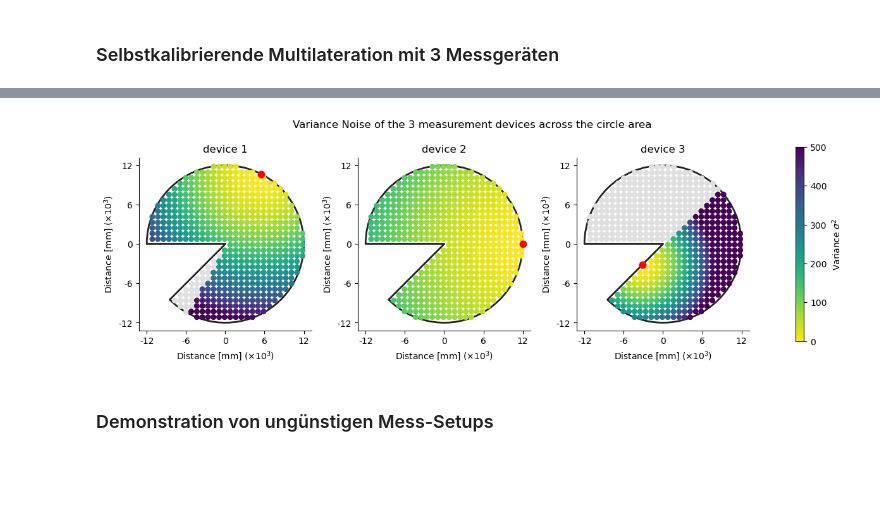
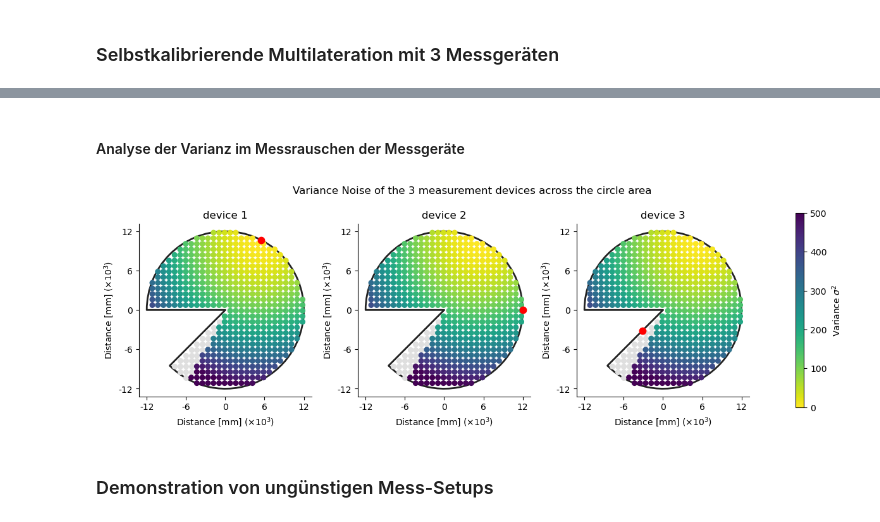
Before and after one commit to maximilian-nowak/modsim, a Jupyter notebook: projekt3_abgabe.ipynb, the cells around one changed output, grey strips where cells are left out. Saved outputs shown, nothing was run; the diff lists cells and outputs as text; code cells hidden in the pictures; blank space fills up the shorter version.

Commit message:
Add variance plots

```diff
--- a/projekt3_abgabe.ipynb
+++ b/projekt3_abgabe.ipynb
@@ -470,6 +510,8 @@ Grid pts: (534, 2)
+# %% [markdown]
+#### Analyse der Varianz im Messrauschen der Messgeräte
 # %%
-def compute_variances(X, Y, anchor, sigma):
-    """ Computes variances across the grid for a given anchor with given standard deviation.
+def compute_noise_variance(X, Y, anchor, sigma):
+    """ Computes variance of noise across the grid for a given anchor with given standard deviation.
     """
     variances = np.zeros(len(X))
     for i in range(len(variances)):
@@ -516,9 +558,9 @@ grid = generate_circle_grid(12000, 850)
 # anchors.append((R*np.cos(np.pi*1.25), R*np.sin(np.pi*1.25)))
 # anchors = np.array([(0,0), (0,0), (0,0)])
 # Compute variances for each device
-variances1 = compute_variances(grid[:, 0], grid[:, 1], anchors[0], s1)
-variances2 = compute_variances(grid[:, 0], grid[:, 1], anchors[1], s2)
-variances3 = compute_variances(grid[:, 0], grid[:, 1], anchors[2], s3)
+noise_variances1 = compute_noise_variance(grid[:, 0], grid[:, 1], anchors[0], s1)
+noise_variances2 = compute_noise_variance(grid[:, 0], grid[:, 1], anchors[1], s2)
+noise_variances3 = compute_noise_variance(grid[:, 0], grid[:, 1], anchors[2], s3)
 
 
 # Plot results
@@ -529,39 +571,39 @@ gs = GridSpec(1, 4, width_ratios=[1, 1, 1, 0.05])     # divide figure into 4 col
 axes = [fig.add_subplot(gs[0, i]) for i in range(3)]  # create subplots in the first 3 columns
 cbar_ax = fig.add_subplot(gs[0, 3])                   # create a subplot for the colorbar in the last column
 
-for i, data in enumerate([variances1, variances2, variances3]):
+for i, data in enumerate([noise_variances1, noise_variances1, noise_variances1]):
     ax = axes[i]
 
     # plot circle elements
     for patch in get_wall_patches(R, (np.pi, np.pi*1.25)):
         ax.add_patch(patch)
 
     # plot variance of grid points
     ax.scatter(grid[np.isnan(data),0], grid[np.isnan(data), 1],vmin=0, s=30, color='#dfdfdf')
     scatter = ax.scatter(grid[:, 0], grid[:, 1], c=data, s=30, vmin=0, vmax=500, cmap='viridis_r')
     ax.plot(anchors[i, 0], anchors[i, 1], ".", color="red", markersize=15, zorder=2.5)
 
     # set title and axis configuration
     ax.set_title('device %s' % str(i+1))
     ax.set_aspect('equal', adjustable='box')
     ax.spines['right'].set_visible(False)
     ax.spines['top'].set_visible(False)
     ax.set_xticks([-12000, -6000, 0, 6000, 12000])
     ax.set_yticks([-12000, -6000, 0, 6000, 12000])
     ax.yaxis.set_ticks_position('left')
     ax.xaxis.set_ticks_position('bottom')
     ax.set_xlabel(r"Distance [mm] $(\times 10^{3}$)")
     ax.set_ylabel(r"Distance [mm] $(\times 10^{3}$)")
     ax.yaxis.set_major_formatter(ticker.FuncFormatter(lambda x, pos: f'{x/1000:.0f}'))
     ax.xaxis.set_major_formatter(ticker.FuncFormatter(lambda x, pos: f'{x/1000:.0f}'))
 
 # Create a colorbar
 cbar = plt.colorbar(scatter, cax=cbar_ax, label=r'Variance $\sigma^2$')
 
 plt.tight_layout()
 plt.show()
 # %% [output]
-[figure, old version]
+[figure, new version]
 # %% [markdown]
 ### Demonstration von ungünstigen Mess-Setups
 # %% [markdown]
```
Also changed, not shown: parts of 9 cells of this notebook.
